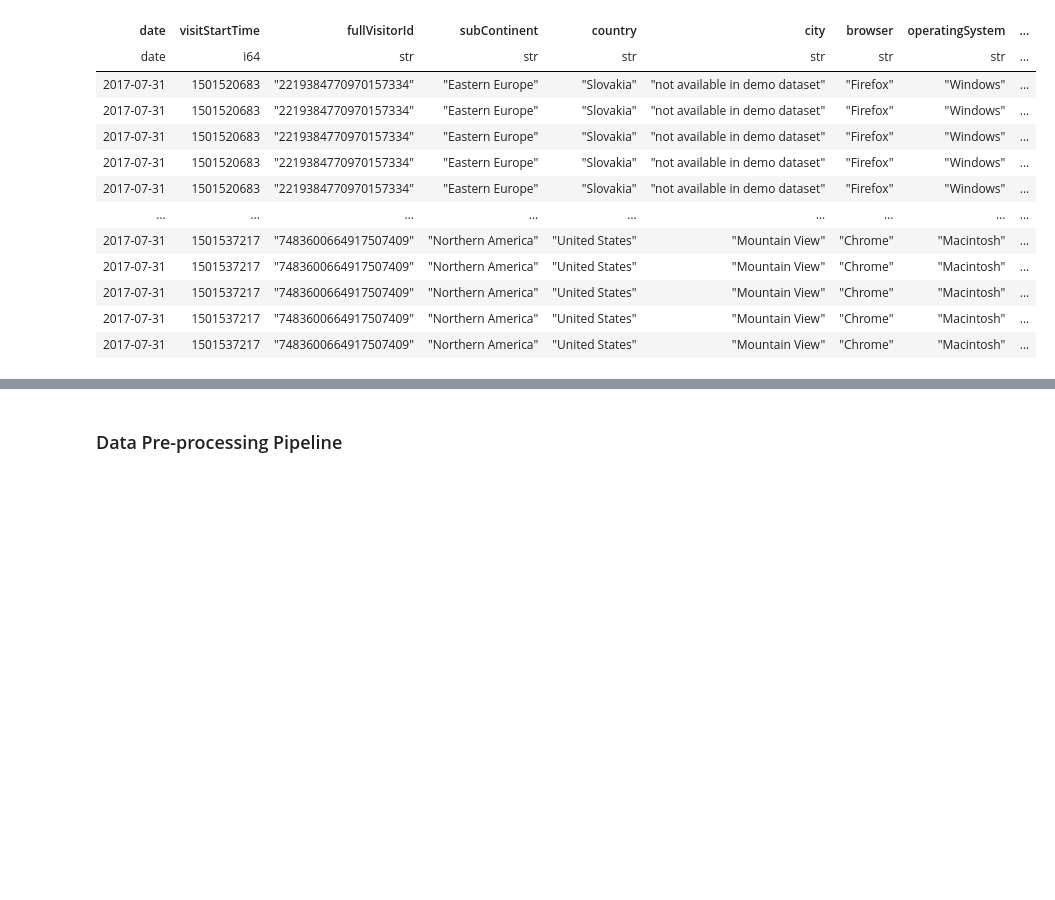
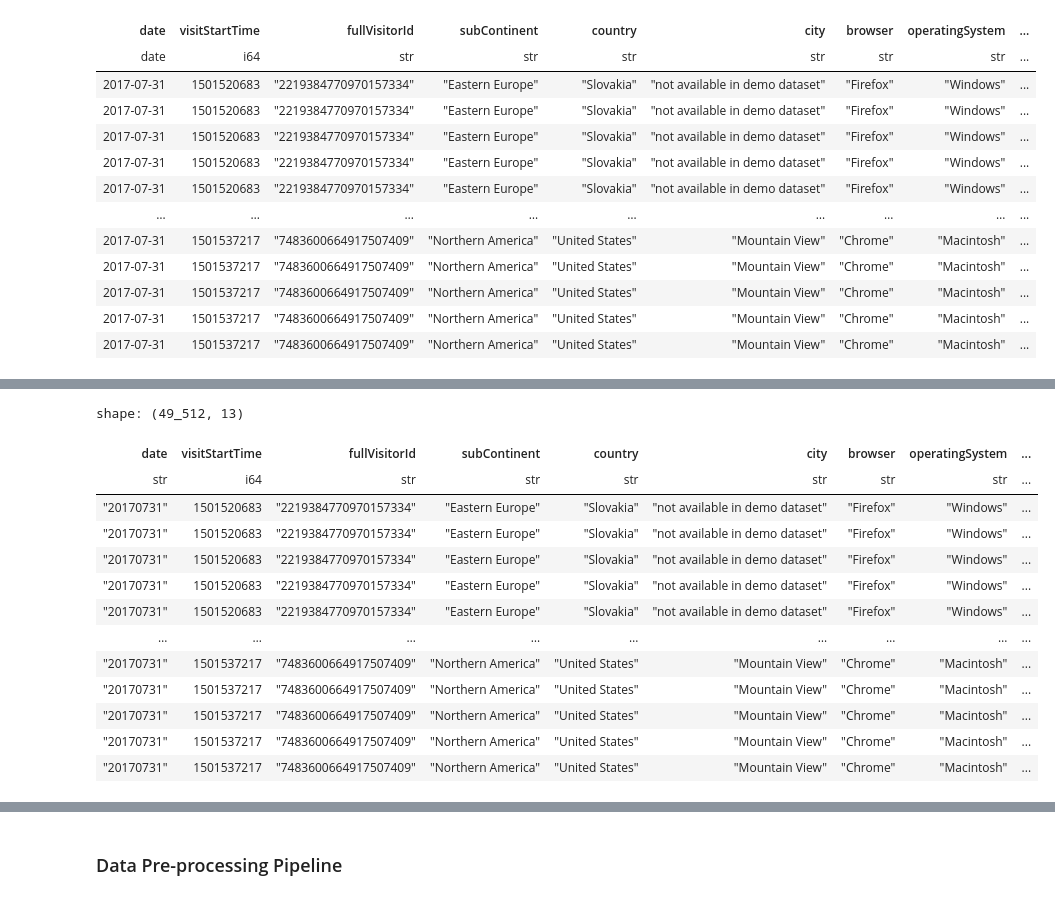
Before and after one commit to Andrew-Bordei/Data-Science, a Jupyter notebook: recommendation_system/notebooks/preprocessing.ipynb, the cells around one changed output, grey strips where cells are left out. Cells and saved outputs as stored; diff of their text form; code cells hidden in the pictures; blank space fills up the shorter version.

```diff
--- a/recommendation_system/notebooks/preprocessing.ipynb
+++ b/recommendation_system/notebooks/preprocessing.ipynb
@@ -472,0 +340,17 @@ new_df.write_csv("../data/cleaned_google_analytics.csv")
+# %%
+df
+# %% [output]
+shape: (49_512, 13)
+| date | visitStartTime | fullVisitorId | subContinent | country | city | browser | operatingSystem | ... |
+| str | i64 | str | str | str | str | str | str | ... |
+| "20170731" | 1501520683 | "2219384770970157334" | "Eastern Europe" | "Slovakia" | "not available in demo dataset" | "Firefox" | "Windows" | ... |
+| "20170731" | 1501520683 | "2219384770970157334" | "Eastern Europe" | "Slovakia" | "not available in demo dataset" | "Firefox" | "Windows" | ... |
+| "20170731" | 1501520683 | "2219384770970157334" | "Eastern Europe" | "Slovakia" | "not available in demo dataset" | "Firefox" | "Windows" | ... |
+| "20170731" | 1501520683 | "2219384770970157334" | "Eastern Europe" | "Slovakia" | "not available in demo dataset" | "Firefox" | "Windows" | ... |
+| "20170731" | 1501520683 | "2219384770970157334" | "Eastern Europe" | "Slovakia" | "not available in demo dataset" | "Firefox" | "Windows" | ... |
+| … | … | … | … | … | … | … | … | ... |
+| "20170731" | 1501537217 | "7483600664917507409" | "Northern America" | "United States" | "Mountain View" | "Chrome" | "Macintosh" | ... |
+| "20170731" | 1501537217 | "7483600664917507409" | "Northern America" | "United States" | "Mountain View" | "Chrome" | "Macintosh" | ... |
+| "20170731" | 1501537217 | "7483600664917507409" | "Northern America" | "United States" | "Mountain View" | "Chrome" | "Macintosh" | ... |
+| "20170731" | 1501537217 | "7483600664917507409" | "Northern America" | "United States" | "Mountain View" | "Chrome" | "Macintosh" | ... |
+| "20170731" | 1501537217 | "7483600664917507409" | "Northern America" | "United States" | "Mountain View" | "Chrome" | "Macintosh" | ... |
```
Also changed, not shown: parts of 50 cells of this notebook, 1 other file.
